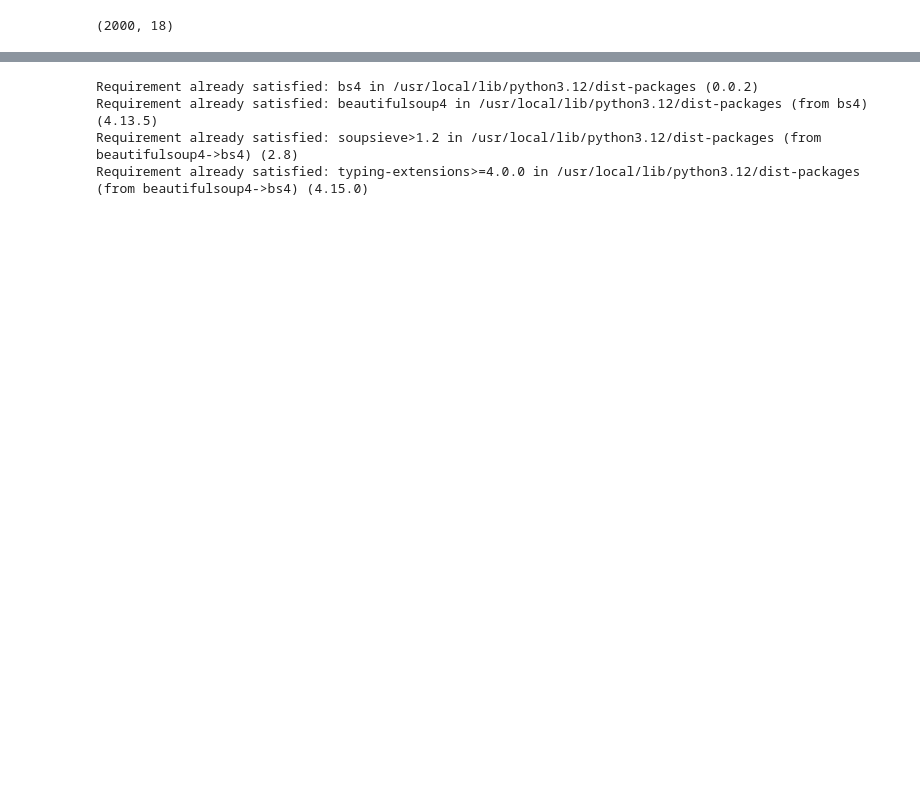
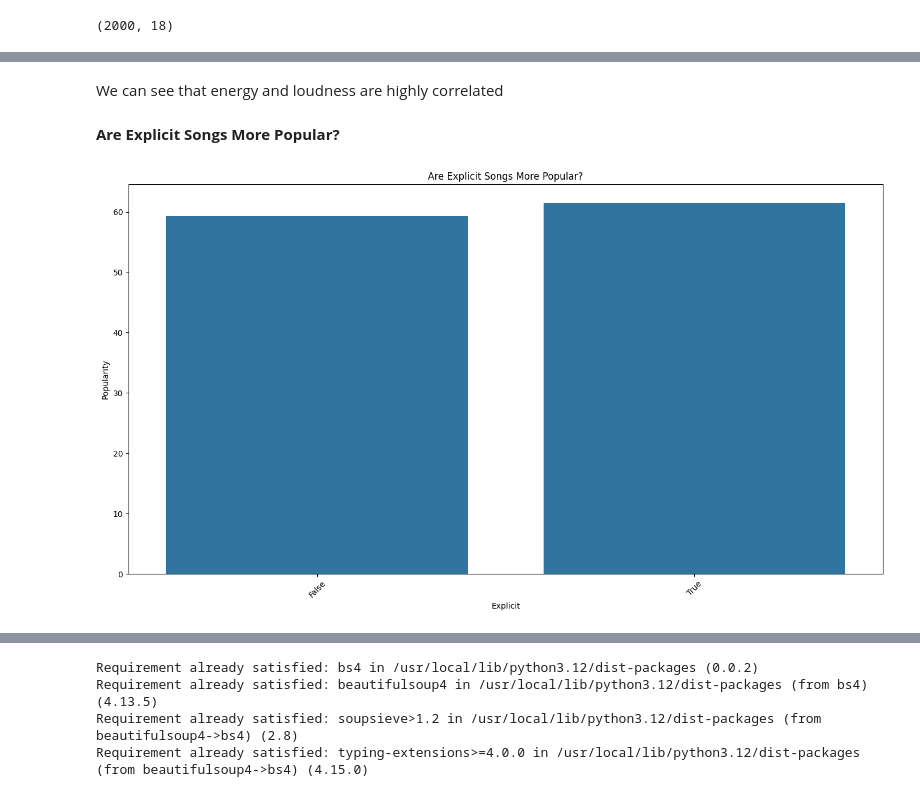
Before and after one commit to aliciaseidou/Data-ACQ, a Jupyter notebook: CA.ipynb, the cells around one changed output, grey strips where cells are left out. Drawn from its saved outputs; the diff is of its cells as text; code cells hidden in the pictures; blank space fills up the shorter version.

```diff
--- a/CA.ipynb
+++ b/CA.ipynb
@@ -36,0 +99,17 @@ df.shape
+# %% [markdown]
+We can see that energy and loudness are highly correlated
+# %% [markdown]
+**Are Explicit Songs More Popular?**
+# %%
+plt.figure(figsize=(14,8))
+
+sns.barplot(x='explicit', y = 'popularity', data= df, errorbar= None)
+
+plt.title("Are Explicit Songs More Popular?")
+plt.xlabel("Explicit")
+plt.ylabel("Popularity")
+plt.xticks(rotation=45)
+plt.tight_layout()
+plt.show()
+# %% [output]
+[figure, added]
```
Also changed, not shown: parts of 49 cells of this notebook.
